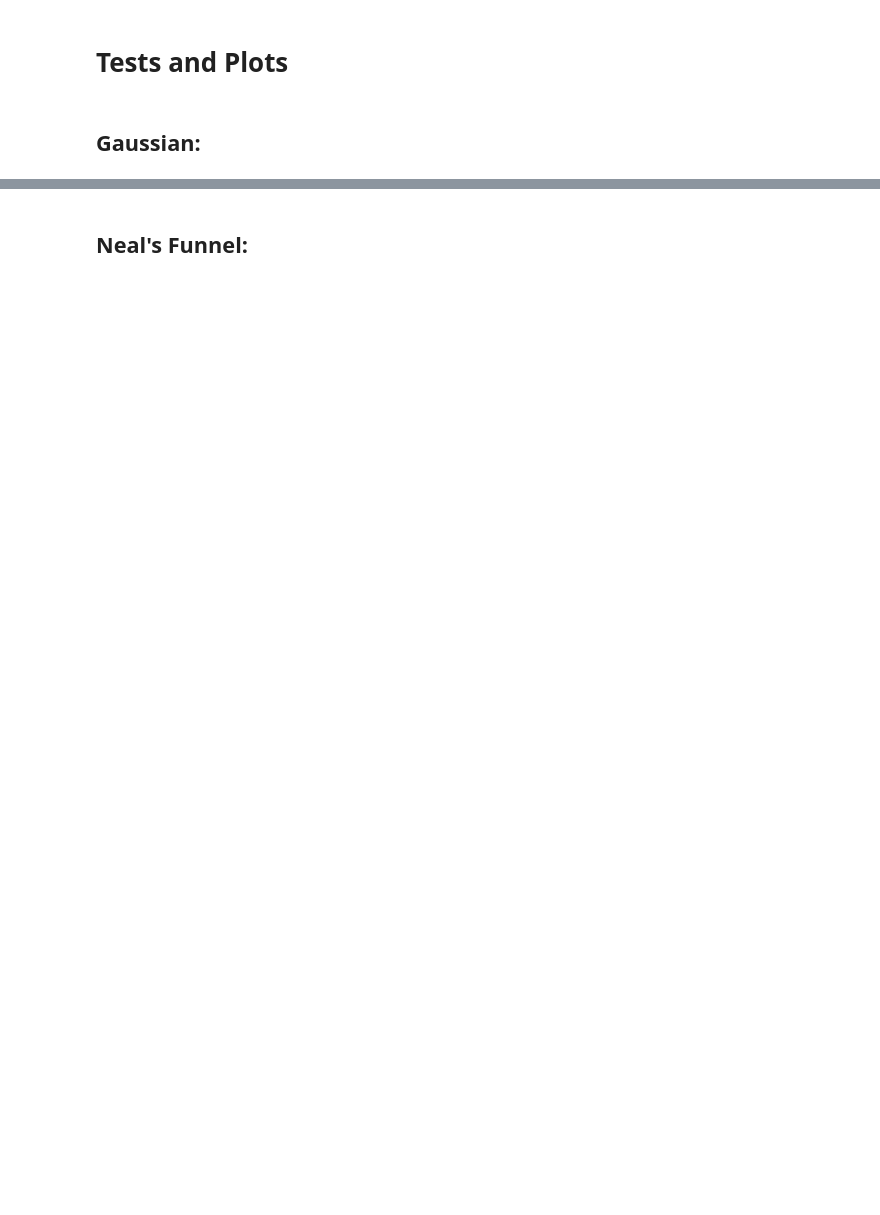
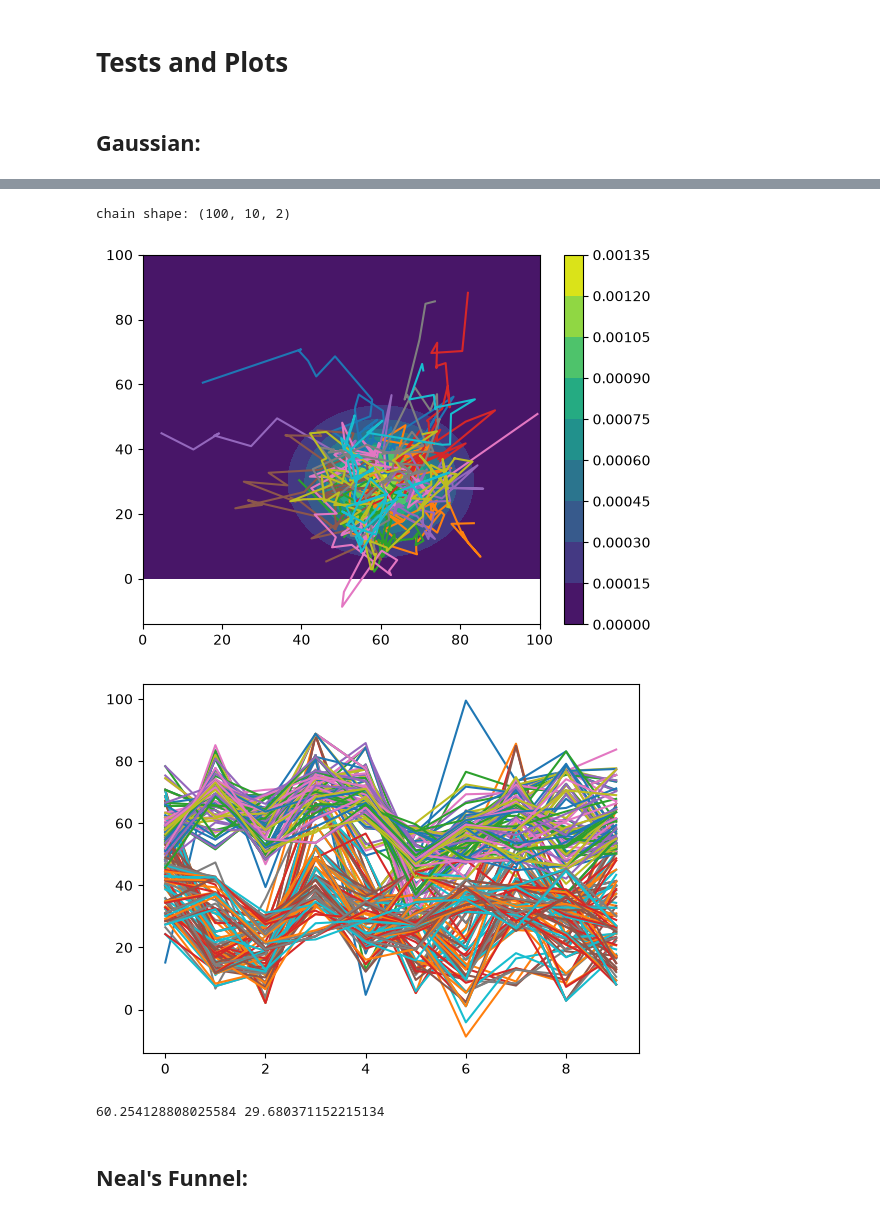
Before and after one commit to nickherrmann8503/Hamiltonian-MC, a Jupyter notebook: tests.ipynb, the cells around one changed output, grey strips where cells are left out. Drawn from its saved outputs; the diff is of its cells as text; code cells hidden in the pictures; blank space fills up the shorter version.

```diff
--- a/tests.ipynb
+++ b/tests.ipynb
@@ -15,3 +73,45 @@ from HamiltonianSampler import dchain
+# %%
+nsteps, nwalkers, ndim = 100, 10, 2
+#burnin = nsteps // 5
+
+X0s = [[random()*100,random()*100] for i in range(10)]
+sampler = emcee.EnsembleSampler(nwalkers,ndim,log_gaussian,args=(means,Sigma))
+
+sampler.run_mcmc(X0s,nsteps,progress=True)
+Xns = sampler.get_chain()
+print("chain shape:",Xns.shape)
+
+for i in range(nwalkers):
+    plt.plot(Xns[:,i,0],Xns[:,i,1])
+
+
+#Grid
+x = np.linspace(0,100,100)
+y = np.linspace(0,100,100)
+X,Y = np.meshgrid(x,y)
+pos = np.dstack((X,Y))
+
+Z = multivariate_normal(means,Sigma).pdf(pos)
+
+
+
+
+cf = plt.contourf(X,Y,Z,levels=10,cmap="viridis")
+#plt.contour(X,Y,Z,levels=8,colors="white",linewidths = 0.5)
+plt.colorbar(cf)
+plt.show()
+
+
+for Xn in Xns:
+    plt.plot(Xn[:,0])
+    plt.plot(Xn[:,1])
+plt.show()
+print(np.mean(Xn[:,0]),np.mean(Xn[:,1]))
+# %% [output]
+chain shape: (100, 10, 2)
+[figure, added]
+[figure, added]
+60.254128808025584 29.680371152215134
 # %% [markdown]
 ## Neal's Funnel:
 # %%
```
Also changed, not shown: parts of 4 cells of this notebook, 1 other file.
